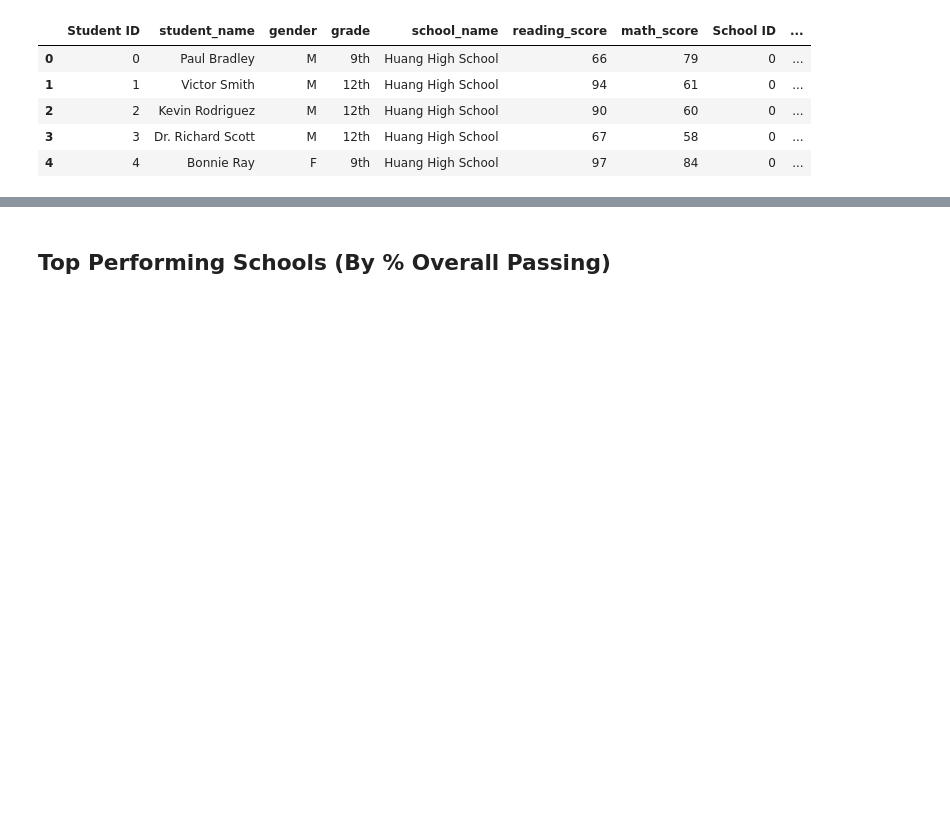
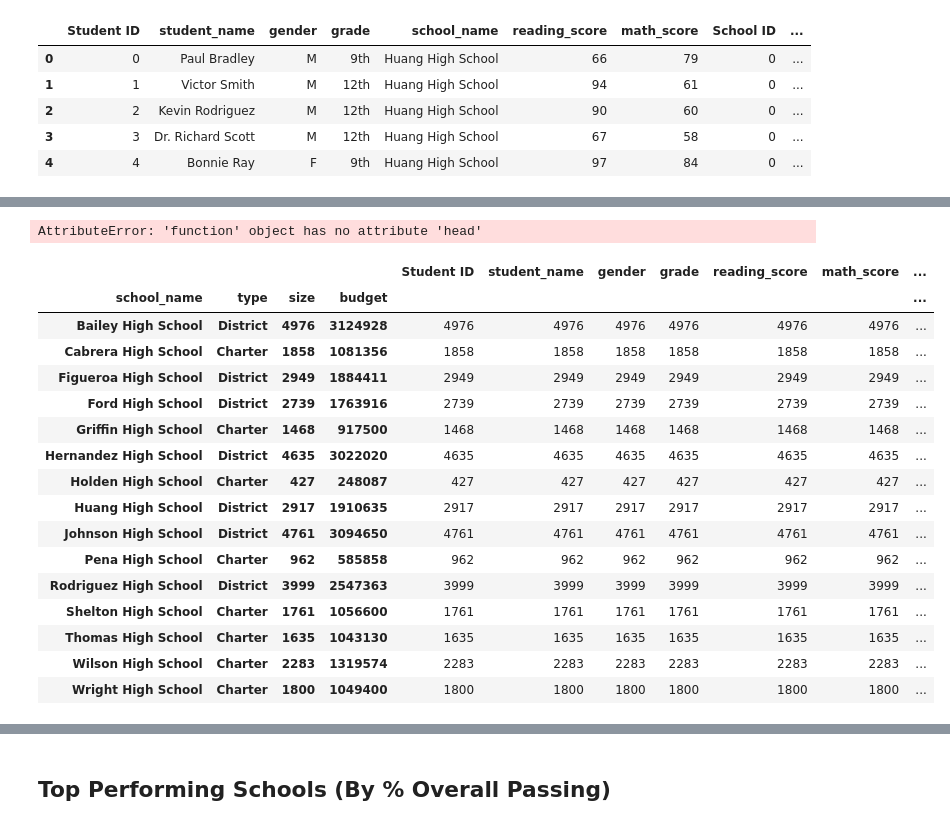
Before and after one commit to GGVittoria/pandas-challenge-original, a Jupyter notebook: PyCitySchools/PyCitySchools_JV.ipynb, the cells around one changed output, grey strips where cells are left out. Drawn from its saved outputs; the diff is of its cells as text; code cells hidden in the pictures; blank space fills up the shorter version.

Commit message:
School Summary completed

```diff
--- a/PyCitySchools/PyCitySchools_JV.ipynb
+++ b/PyCitySchools/PyCitySchools_JV.ipynb
@@ -51,0 +138,3 @@ school_data_complete.head()
+# %%
+school_data_complete["Math Passed"] = (school_data_complete["math_score"] >= 70).astype(int)
+school_data_complete.head()
@@ -51,0 +148,3 @@ school_data_complete.head()
+# %%
+school_data_complete["Reading Passed"] = (school_data_complete["reading_score"] >= 70).astype(int)
+school_data_complete.head()
@@ -51,0 +158,4 @@ school_data_complete.head()
+# %%
+school_data_complete["Both Passed"] = ((school_data_complete["math_score"] >= 70) &
+                                       (school_data_complete["reading_score"] >= 70)).astype(int)
+school_data_complete.head()
@@ -51,0 +169,3 @@ school_data_complete.head()
+# %%
+df3 = school_data_complete.groupby(["school_name","type","size","budget"])
+df3.head()
@@ -52,3 +186,28 @@ school_data_complete.head()
+# %%
+df4 = school_data_complete.groupby(["school_name","type","size","budget"])["Math Passed","Reading Passed","Both Passed"].sum
+df4.head()
+# %% [output]
+AttributeError: 'function' object has no attribute 'head'
+# %%
+df3.count()
+# %% [output]
+|  |  |  |  | Student ID | student_name | gender | grade | reading_score | math_score | ... |
+| school_name | type | size | budget |  |  |  |  |  |  | ... |
+| Bailey High School | District | 4976 | 3124928 | 4976 | 4976 | 4976 | 4976 | 4976 | 4976 | ... |
+| Cabrera High School | Charter | 1858 | 1081356 | 1858 | 1858 | 1858 | 1858 | 1858 | 1858 | ... |
+| Figueroa High School | District | 2949 | 1884411 | 2949 | 2949 | 2949 | 2949 | 2949 | 2949 | ... |
+| Ford High School | District | 2739 | 1763916 | 2739 | 2739 | 2739 | 2739 | 2739 | 2739 | ... |
+| Griffin High School | Charter | 1468 | 917500 | 1468 | 1468 | 1468 | 1468 | 1468 | 1468 | ... |
+| Hernandez High School | District | 4635 | 3022020 | 4635 | 4635 | 4635 | 4635 | 4635 | 4635 | ... |
+| Holden High School | Charter | 427 | 248087 | 427 | 427 | 427 | 427 | 427 | 427 | ... |
+| Huang High School | District | 2917 | 1910635 | 2917 | 2917 | 2917 | 2917 | 2917 | 2917 | ... |
+| Johnson High School | District | 4761 | 3094650 | 4761 | 4761 | 4761 | 4761 | 4761 | 4761 | ... |
+| Pena High School | Charter | 962 | 585858 | 962 | 962 | 962 | 962 | 962 | 962 | ... |
+| Rodriguez High School | District | 3999 | 2547363 | 3999 | 3999 | 3999 | 3999 | 3999 | 3999 | ... |
+| Shelton High School | Charter | 1761 | 1056600 | 1761 | 1761 | 1761 | 1761 | 1761 | 1761 | ... |
+| Thomas High School | Charter | 1635 | 1043130 | 1635 | 1635 | 1635 | 1635 | 1635 | 1635 | ... |
+| Wilson High School | Charter | 2283 | 1319574 | 2283 | 2283 | 2283 | 2283 | 2283 | 2283 | ... |
+| Wright High School | Charter | 1800 | 1049400 | 1800 | 1800 | 1800 | 1800 | 1800 | 1800 | ... |
 # %%
 # Calculate the total number of schools
 school_data_complete.school_name.nunique()
```
Also changed, not shown: parts of 32 cells of this notebook.
